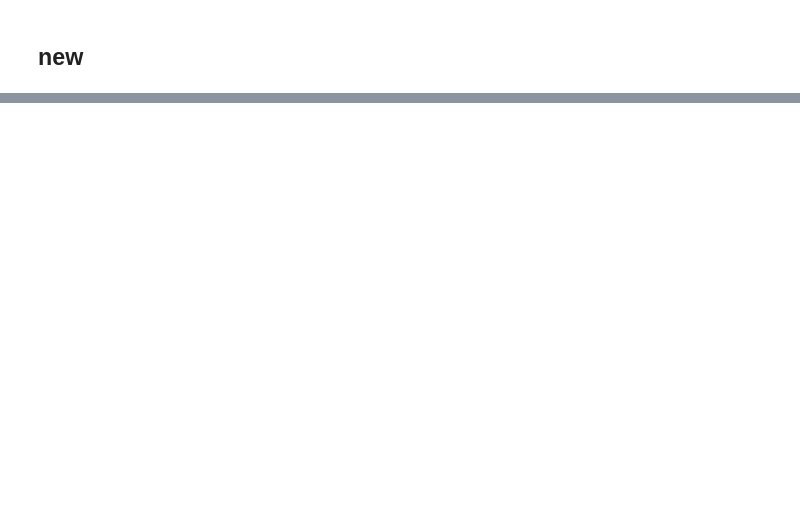
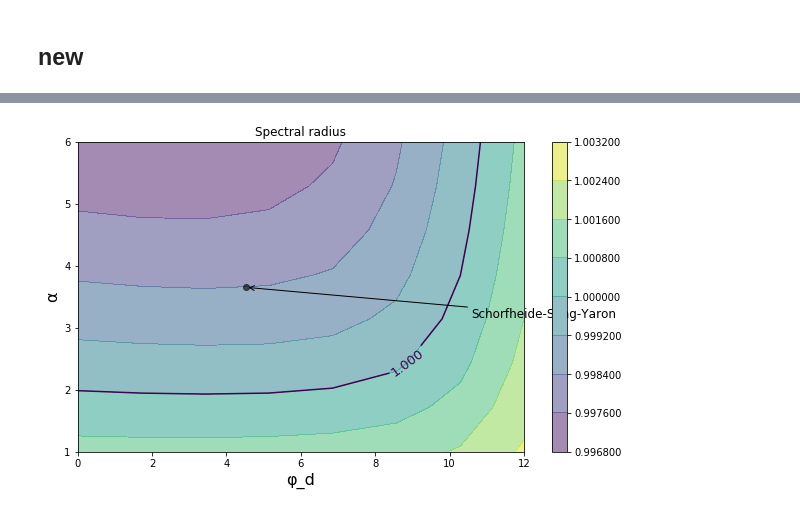
Before and after one commit to jstac/asset_pricing_code, a Jupyter notebook: ez_code/sandpit_ssy_stability_plots.ipynb, the cells around one changed output, grey strips where cells are left out. Cells and saved outputs as stored; diff of their text form; code cells hidden in the pictures; blank space fills up the shorter version.

```diff
--- a/ez_code/sandpit_ssy_stability_plots.ipynb
+++ b/ez_code/sandpit_ssy_stability_plots.ipynb
@@ -38,0 +99,9 @@ KeyboardInterrupt:
+# %%
+stability_plot(SSY,
+               'ϕ_d', 0.0, 12.0,
+               'α', 1.0, 6.0,
+                w_star_guess=w_star,
+                coords=(225, -30),
+                G=8)
+# %% [output]
+[figure, added]
```
Also changed, not shown: parts of 20 cells of this notebook, 5 other files.
